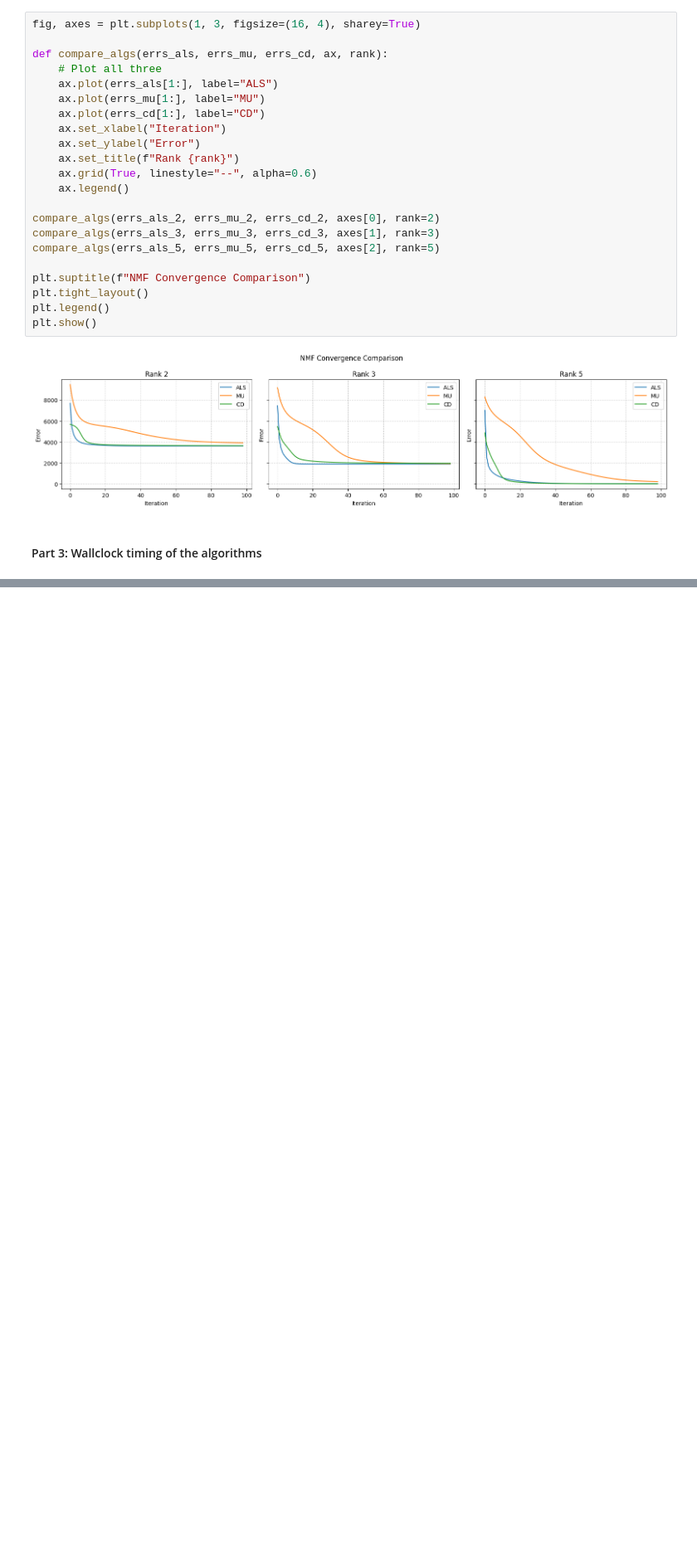
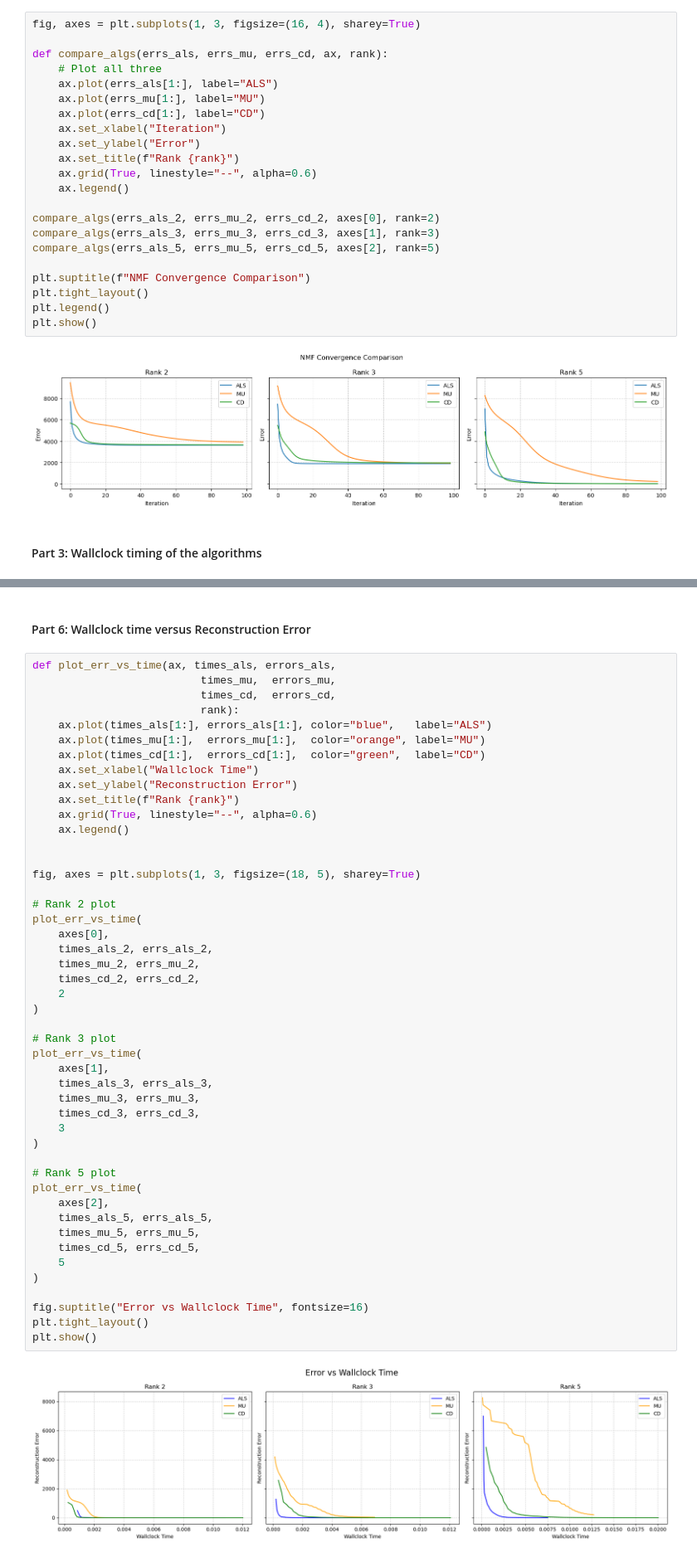
Before and after one commit to d-koding/nmf-algs, a Jupyter notebook: algorithms/main.ipynb, the cells around one changed output, grey strips where cells are left out. Shown: that part at 83% size. Drawn from its saved outputs; the diff is of its cells as text; blank space fills up the shorter version.

```diff
--- a/algorithms/main.ipynb
+++ b/algorithms/main.ipynb
@@ -380,0 +473,51 @@ plt.show()
+# %% [markdown]
+<h4>Part 6: Wallclock time versus Reconstruction Error</h4>
+# %%
+def plot_err_vs_time(ax, times_als, errors_als,
+                          times_mu,  errors_mu,
+                          times_cd,  errors_cd,
+                          rank):
+    ax.plot(times_als[1:], errors_als[1:], color="blue",   label="ALS")
+    ax.plot(times_mu[1:],  errors_mu[1:],  color="orange", label="MU")
+    ax.plot(times_cd[1:],  errors_cd[1:],  color="green",  label="CD")
+    ax.set_xlabel("Wallclock Time")
+    ax.set_ylabel("Reconstruction Error")
+    ax.set_title(f"Rank {rank}")
+    ax.grid(True, linestyle="--", alpha=0.6)
+    ax.legend()
+
+
+fig, axes = plt.subplots(1, 3, figsize=(18, 5), sharey=True)
+
+# Rank 2 plot
+plot_err_vs_time(
+    axes[0],
+    times_als_2, errs_als_2,
+    times_mu_2, errs_mu_2,
+    times_cd_2, errs_cd_2,
+    2
+)
+
+# Rank 3 plot
+plot_err_vs_time(
+    axes[1],
+    times_als_3, errs_als_3,
+    times_mu_3, errs_mu_3,
+    times_cd_3, errs_cd_3,
+    3
+)
+
+# Rank 5 plot
+plot_err_vs_time(
+    axes[2],
+    times_als_5, errs_als_5,
+    times_mu_5, errs_mu_5,
+    times_cd_5, errs_cd_5,
+    5
+)
+
+fig.suptitle("Error vs Wallclock Time", fontsize=16)
+plt.tight_layout()
+plt.show()
+# %% [output]
+[figure, added]
```
Also changed, not shown: parts of 8 cells of this notebook.
